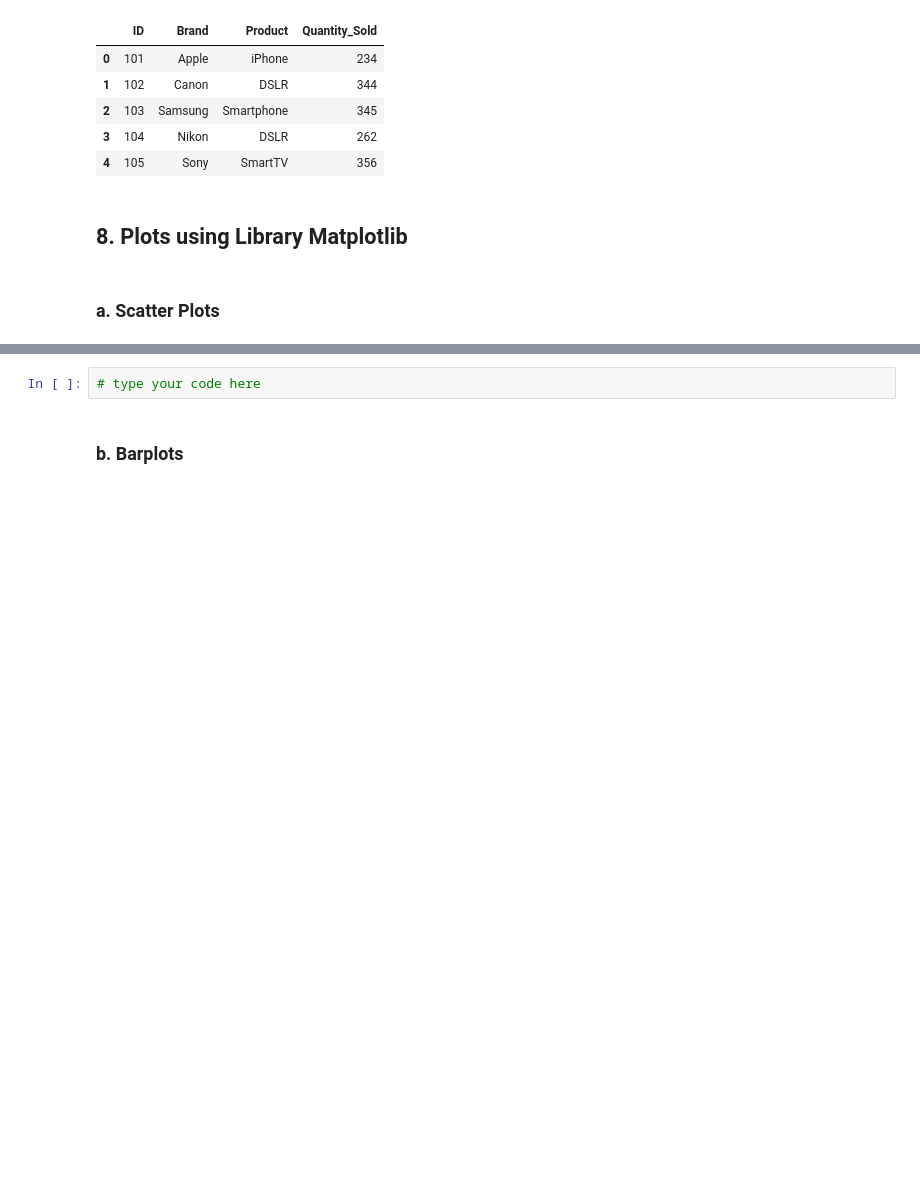
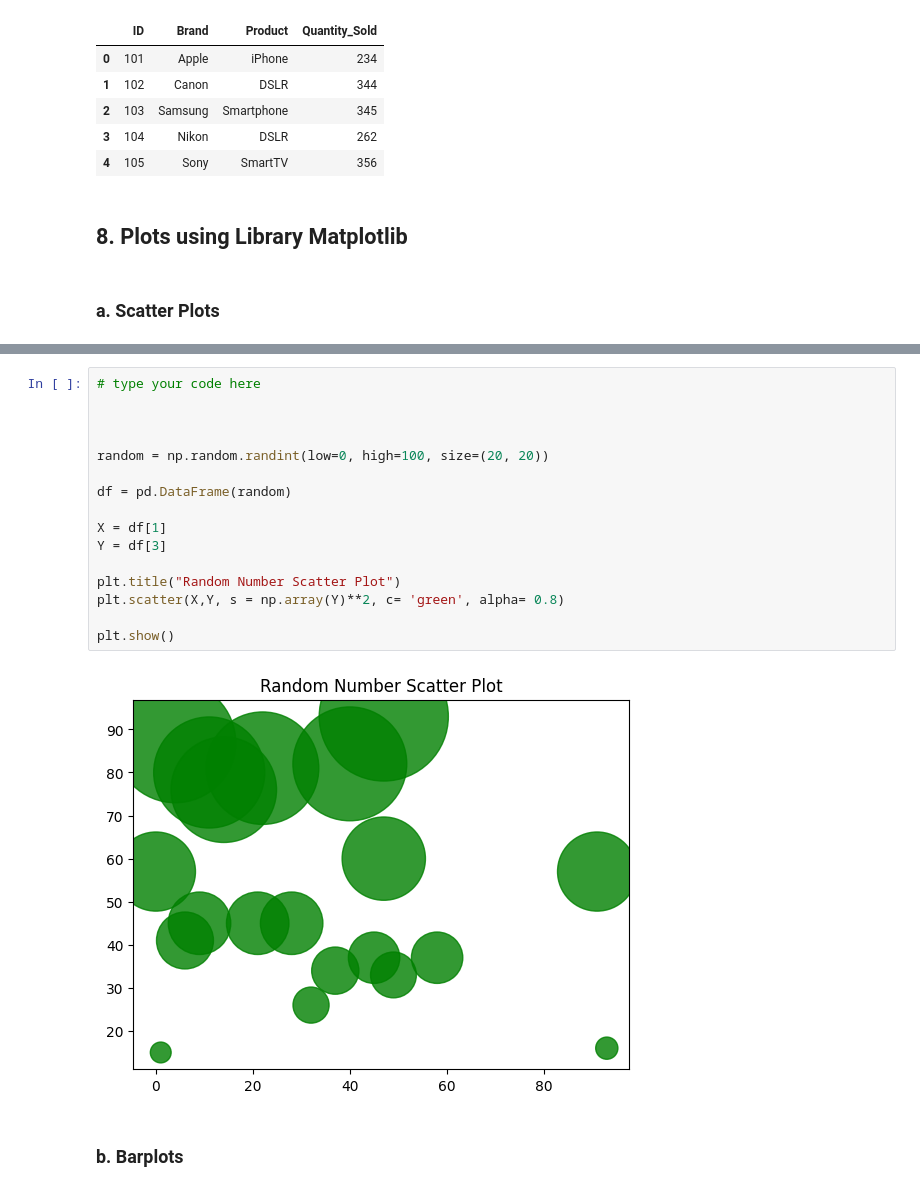
Before and after one commit to anuragsingh2207/dsba-jupyter-notebook, a Jupyter notebook: src/Session_5/inclass_5_questions.ipynb, the cells around one changed output, grey strips where cells are left out. Saved outputs shown, nothing was run; the diff lists cells and outputs as text; blank space fills up the shorter version.

```diff
--- a/src/Session_5/inclass_5_questions.ipynb
+++ b/src/Session_5/inclass_5_questions.ipynb
@@ -1073,8 +1074,24 @@ merged_df_2_column_outer_join
 </table>
 
 **Note:** A bubble chart is a type of scatter plot that represents three dimensional data. The third variable is represented by the size of a point (marker).
-# %%
-# type your code here
+# %%
+# type your code here
+
+
+
+random = np.random.randint(low=0, high=100, size=(20, 20))
+
+df = pd.DataFrame(random)
+
+X = df[1]
+Y = df[3]
+
+plt.title("Random Number Scatter Plot")
+plt.scatter(X,Y, s = np.array(Y)**2, c= 'green', alpha= 0.8)
+
+plt.show()
+# %% [output]
+[figure, added]
 # %% [markdown]
 ### b. Barplots
 # %% [markdown]
```
Also changed, not shown: parts of 18 cells of this notebook, 1 other file.
